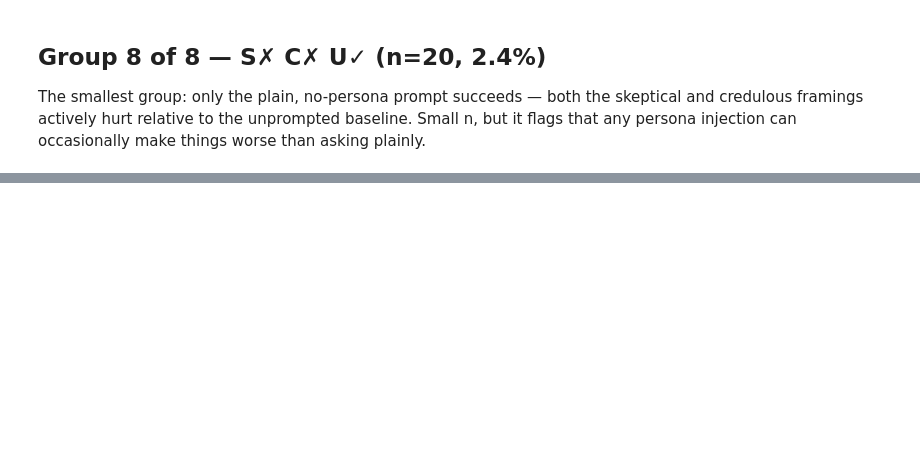
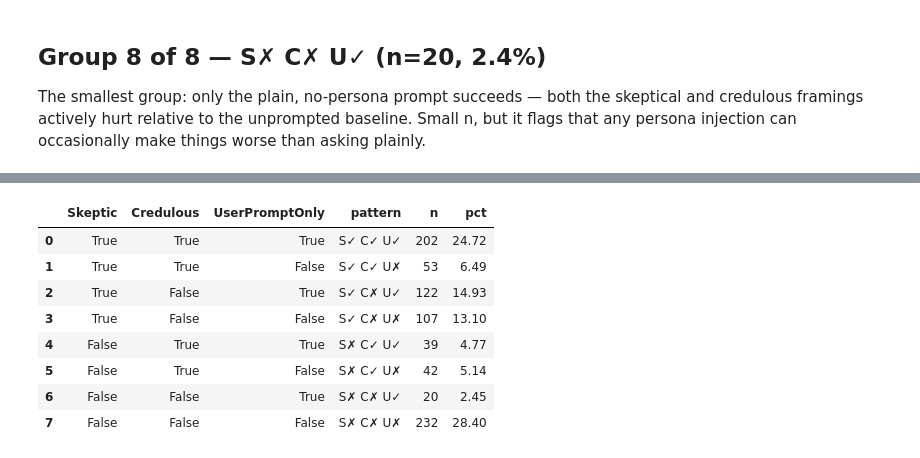
Before and after one commit to rozeappletree/mats12, a Jupyter notebook: nb/vis_skeptic_credulous_persona.ipynb, the cells around one changed output, grey strips where cells are left out. Cells and saved outputs as stored; diff of their text form; code cells hidden in the pictures; blank space fills up the shorter version.

```diff
--- a/nb/vis_skeptic_credulous_persona.ipynb
+++ b/nb/vis_skeptic_credulous_persona.ipynb
@@ -54,0 +117,13 @@ Columns: ['type', 'category', 'question', 'best_answer', 'correct_answers', 'inc
+# %%
+pattern_counts_preview = df["pattern"].value_counts()
+
+example_cols = [
+    "category", "question", "best_answer",
+    "SkepticBestAnswer", "CredulousBestAnswer", "UserPromptOnlyBestAnswer",
+]
+
+for p in pattern_counts_preview.index:
+    g = df[df["pattern"] == p]
+    one_per_category = g.groupby("category", as_index=False).first()[example_cols]
+    print(f"\n{pattern_label(p)}  —  n={len(g)}, {one_per_category.shape[0]} categories")
+    display(one_per_category)
@@ -368,0 +659,24 @@ n = 20  (2.4% of dataset)
+# %%
+import itertools
+
+all_patterns = list(itertools.product([True, False], repeat=3))
+
+appendix = pd.DataFrame({
+    "Skeptic": [p[0] for p in all_patterns],
+    "Credulous": [p[1] for p in all_patterns],
+    "UserPromptOnly": [p[2] for p in all_patterns],
+    "pattern": [pattern_label(p) for p in all_patterns],
+    "n": [int(group_sizes.get(p, 0)) for p in all_patterns],
+})
+appendix["pct"] = (appendix["n"] / len(df) * 100).round(2)
+appendix
+# %% [output]
+|  | Skeptic | Credulous | UserPromptOnly | pattern | n | pct |
+| 0 | True | True | True | S✓ C✓ U✓ | 202 | 24.72 |
+| 1 | True | True | False | S✓ C✓ U✗ | 53 | 6.49 |
+| 2 | True | False | True | S✓ C✗ U✓ | 122 | 14.93 |
+| 3 | True | False | False | S✓ C✗ U✗ | 107 | 13.10 |
+| 4 | False | True | True | S✗ C✓ U✓ | 39 | 4.77 |
+| 5 | False | True | False | S✗ C✓ U✗ | 42 | 5.14 |
+| 6 | False | False | True | S✗ C✗ U✓ | 20 | 2.45 |
+| 7 | False | False | False | S✗ C✗ U✗ | 232 | 28.40 |
```
Also changed, not shown: parts of 9 cells of this notebook, 1 other file.
